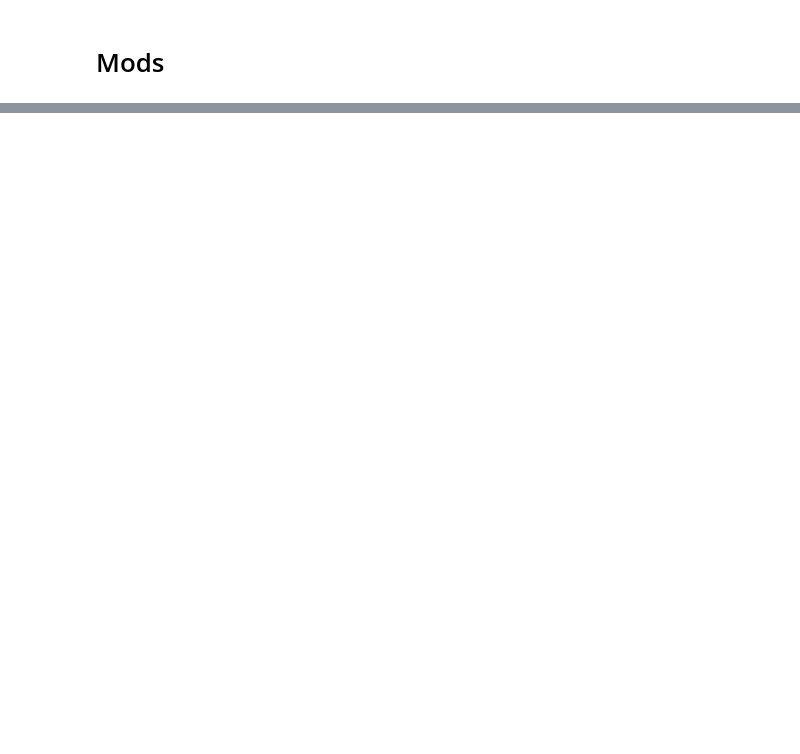
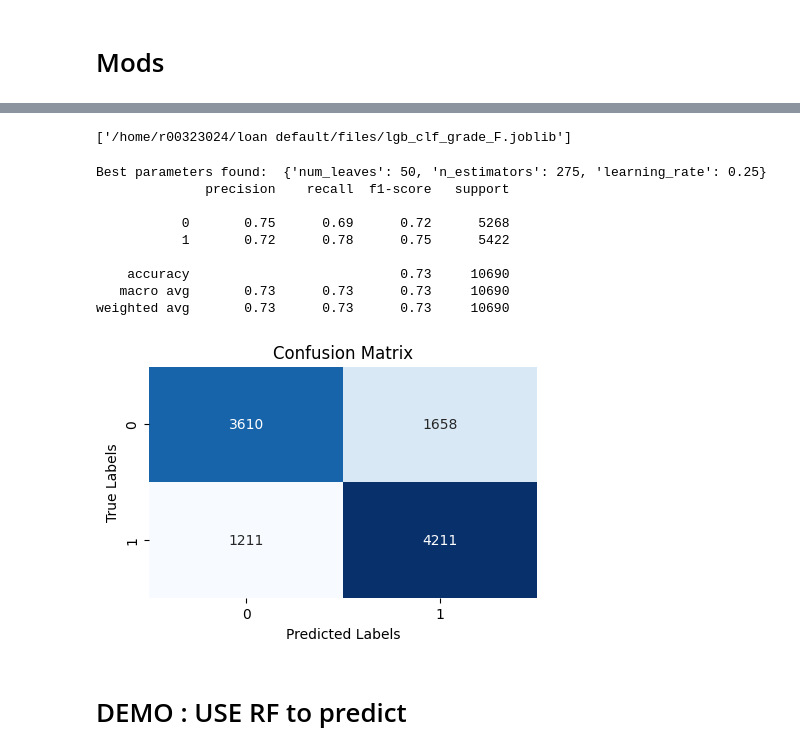
Before and after one commit to blossmuri/Lending-Club-Loan-Default-Prediction, a Jupyter notebook: loan default.ipynb, the cells around one changed output, grey strips where cells are left out. Drawn from its saved outputs; the diff is of its cells as text; code cells hidden in the pictures; blank space fills up the shorter version.

```diff
--- a/loan default.ipynb
+++ b/loan default.ipynb
@@ -325,0 +431,27 @@ plt.show()
+# %%
+# lightGBM 針對最低recall rate調參
+
+X_train, X_test, y_train, y_test = train_test_split(X, y, test_size=0.2, random_state=Random_State)
+
+param_dist = {
+    'num_leaves': np.arange(50, 101, 25),
+    'learning_rate': np.arange(0.05, 0.31, 0.05),
+    'n_estimators': np.arange(100, 301, 25),
+}
+
+lgb_clf = lgb.LGBMClassifier()
+
+
+random_search = RandomizedSearchCV(lgb_clf, param_distributions=param_dist, scoring='recall', cv=5, n_iter=10, verbose=0)
+random_search.fit(X_train, y_train)
+
+
+best_params = random_search.best_params_
+
+
+best_lgb_clf = lgb.LGBMClassifier(**best_params)
+best_lgb_clf.fit(X_train, y_train)
+
+y_pred = best_lgb_clf.predict(X_test)
+
+report = classification_report(y_test, y_pred)
@@ -325,0 +476,30 @@ plt.show()
+# %%
+joblib.dump(best_lgb_clf, '/home/r00323024/loan default/files/lgb_clf_grade_F.joblib')
+# %% [output]
+['/home/r00323024/loan default/files/lgb_clf_grade_F.joblib']
+# %%
+# Print accuracy score
+print("Best parameters found: ", best_params)
+
+cm = confusion_matrix(y_test, y_pred)
+
+plt.figure(figsize=(5, 3))
+sns.heatmap(cm, annot=True, fmt='d', cmap='Blues', cbar=False)
+plt.title('Confusion Matrix')
+plt.xlabel('Predicted Labels')
+plt.ylabel('True Labels')
+
+print(report)
+# %% [output]
+Best parameters found:  {'num_leaves': 50, 'n_estimators': 275, 'learning_rate': 0.25}
+              precision    recall  f1-score   support
+
+           0       0.75      0.69      0.72      5268
+           1       0.72      0.78      0.75      5422
+
+    accuracy                           0.73     10690
+   macro avg       0.73      0.73      0.73     10690
+weighted avg       0.73      0.73      0.73     10690
+[figure, added]
+# %% [markdown]
+# DEMO : USE RF to predict
```
Also changed, not shown: parts of 58 cells of this notebook, 6 other files.
